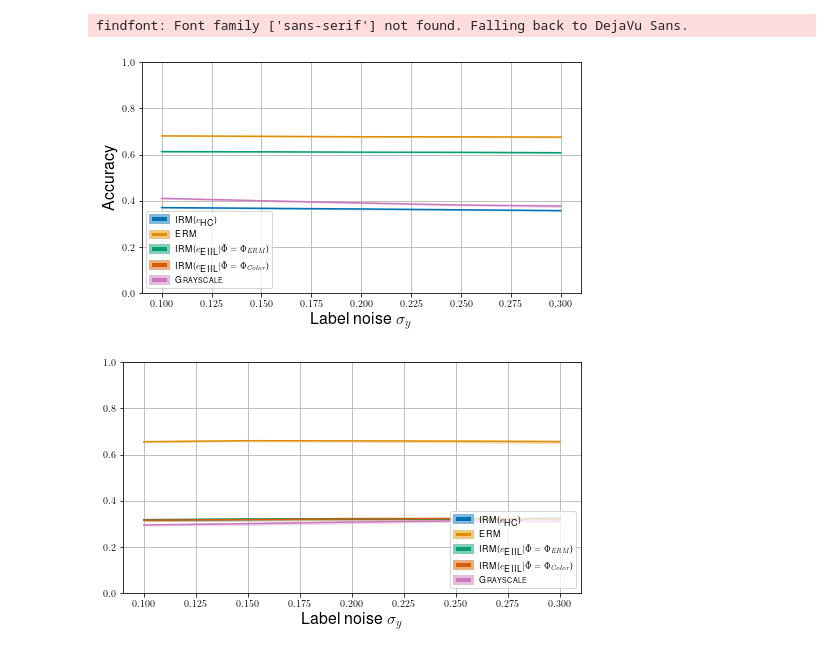
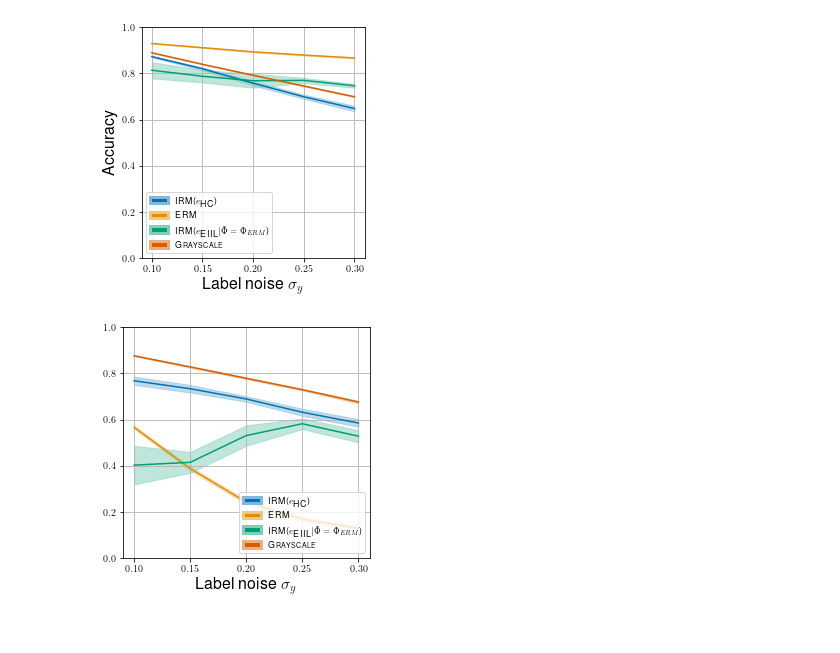
Before and after one commit to GoldMilkyway/unknown_group_IRM, a Jupyter notebook: EIIL_3color_3label_2envs-inferred/notebooks/plot_cmnist_label_noise_sweep.ipynb, the cells around one changed output. Drawn from its saved outputs; the diff is of its cells as text; code cells hidden in the pictures.

Commit message:
debugging_3color_3label_2infer

```diff
--- a/EIIL_3color_3label_2envs-inferred/notebooks/plot_cmnist_label_noise_sweep.ipynb
+++ b/EIIL_3color_3label_2envs-inferred/notebooks/plot_cmnist_label_noise_sweep.ipynb
@@ -32,7 +32,6 @@ GLOB_PATTERNS = dict(
   irm='C:/Program Files/Git/scratch/gobi1/creager/opt_env/cmnist/EIIL_Research_results/EIIL_3color_3label_2envs-inferred/label_noise_sweep/*/irm',
   erm='C:/Program Files/Git/scratch/gobi1/creager/opt_env/cmnist/EIIL_Research_results/EIIL_3color_3label_2envs-inferred/label_noise_sweep/*/erm',
   eiil='C:/Program Files/Git/scratch/gobi1/creager/opt_env/cmnist/EIIL_Research_results/EIIL_3color_3label_2envs-inferred/label_noise_sweep/*/eiil',
-  eiil_cb='C:/Program Files/Git/scratch/gobi1/creager/opt_env/cmnist/EIIL_Research_results/EIIL_3color_3label_2envs-inferred/label_noise_sweep/*/eiil_cb',
   gray='C:/Program Files/Git/scratch/gobi1/creager/opt_env/cmnist/EIIL_Research_results/EIIL_3color_3label_2envs-inferred/label_noise_sweep/*/gray',
 #  cb='/THIS/GLOB/PATTERN/FINDS/ALL/Color-based/RESULTS/DIRS/*/cb',
 )
@@ -126,7 +125,7 @@ import seaborn as sns
 TITLE_FONTSIZE = 16
 AXIS_FONTSIZE = 16
 LEGEND_FONTSIZE = 9
-FIGSIZE = (7, 4)
+FIGSIZE = (4, 4)
 SHADING_OPACITY = .5  # how opaque should the uncertainty fills be
 LATEX_SYMBOLS = dict(
     erm=r'\textsc{ERM}',
@@ -134,7 +133,7 @@ LATEX_SYMBOLS = dict(
     gray=r'\textsc{Grayscale}',
     irm=r'\textsc{IRM}($e_{\textsc{HC}}$)',
     eiil=r'\textsc{IRM}($e_{\textsc{EIIL}}| \tilde \Phi = \Phi_{ERM}$)',
-    eiil_cb=r'\textsc{IRM}($e_{\textsc{EIIL}}| \tilde \Phi = \Phi_{Color}$)',
+#    eiil_cb=r'\textsc{IRM}($e_{\textsc{EIIL}}| \tilde \Phi = \Phi_{Color}$)',
 )
 
 
@@ -176,33 +175,32 @@ def plot_mean_and_CI(label_noise, mean, lb, ub, color_mean=None, color_shading=N
 a = lambda x: np.array(x)
 bg = np.array([1, 1, 1])  # background of the legend is white
 for dset in ('train', 'test'):
   from itertools import cycle
   handler_map = dict()
   colors = iter(sns.color_palette("colorblind", len(GLOB_PATTERNS)))
   legend_names = []
   plt.figure(figsize=FIGSIZE)
   for i, method in enumerate(means[dset].keys()):
     legend_names.append(LATEX_SYMBOLS[method])
     color = next(colors)
     color_faded = (np.array(cc.to_rgb(color)) + bg) * SHADING_OPACITY
     handler_map[i] = LegendObject(color, color_faded)
     plot_mean_and_CI(label_noises,
                      a(means[dset][method]),
                      a(lower_bounds[dset][method]),
                      a(upper_bounds[dset][method]),
                      color_mean=color, color_shading=color_faded)
 
   plt.legend(range(len(legend_names)), legend_names, handler_map=handler_map,
              loc='lower left' if dset == 'train' else 'lower right',
              fontsize=LEGEND_FONTSIZE)
   plt.xlabel(r'Label noise $\sigma_y$', fontsize=AXIS_FONTSIZE)
   if dset == 'train':
     plt.ylabel('Accuracy', fontsize=AXIS_FONTSIZE)
   plt.tight_layout()
   plt.ylim((0., 1.))
   plt.grid()
   plt.show()
 # %% [output]
-findfont: Font family ['sans-serif'] not found. Falling back to DejaVu Sans.
-[figure, old version]
+[figure, new version]
-[figure, old version]
+[figure, new version]
```
Also changed, not shown: parts of 3 cells of this notebook, 12 other files.
